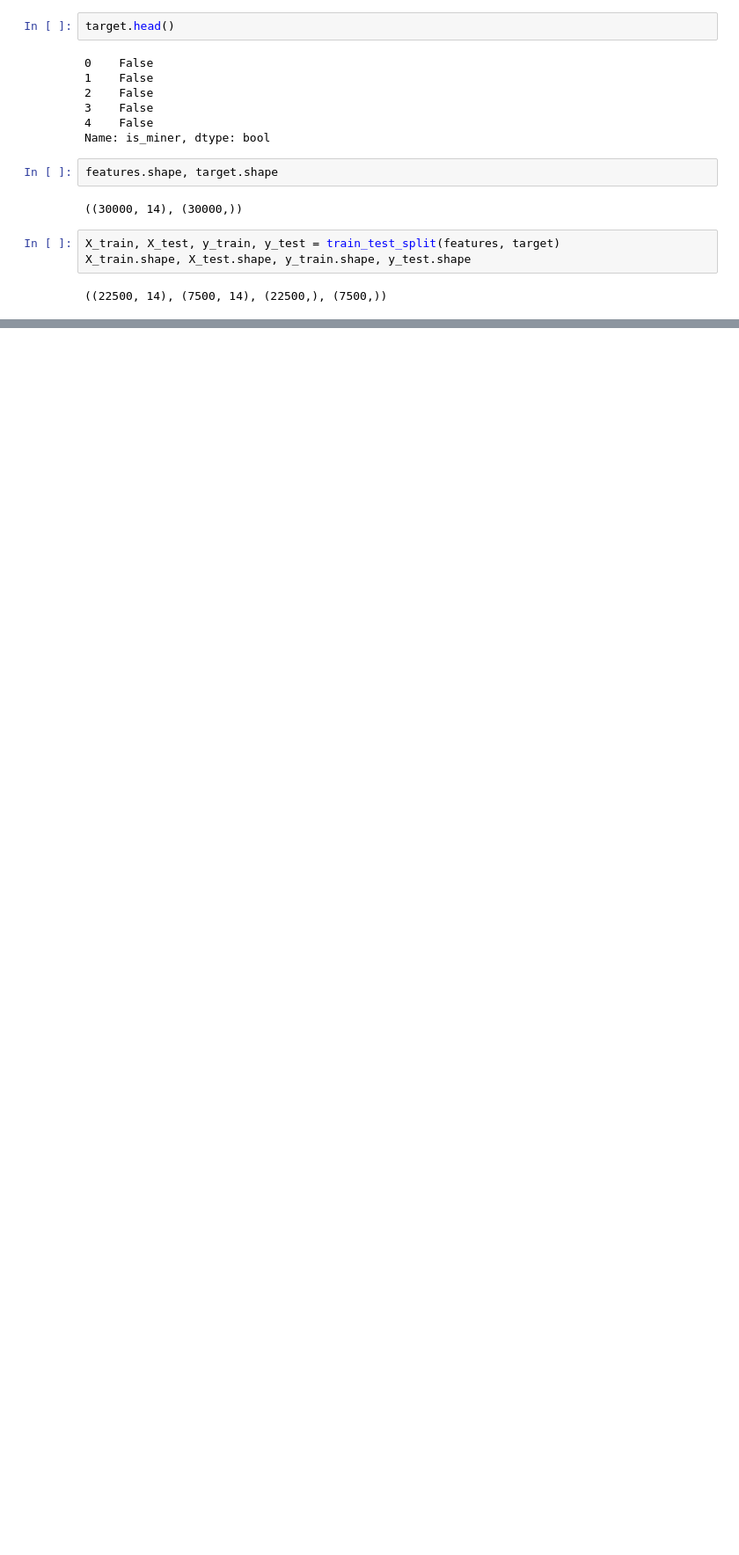
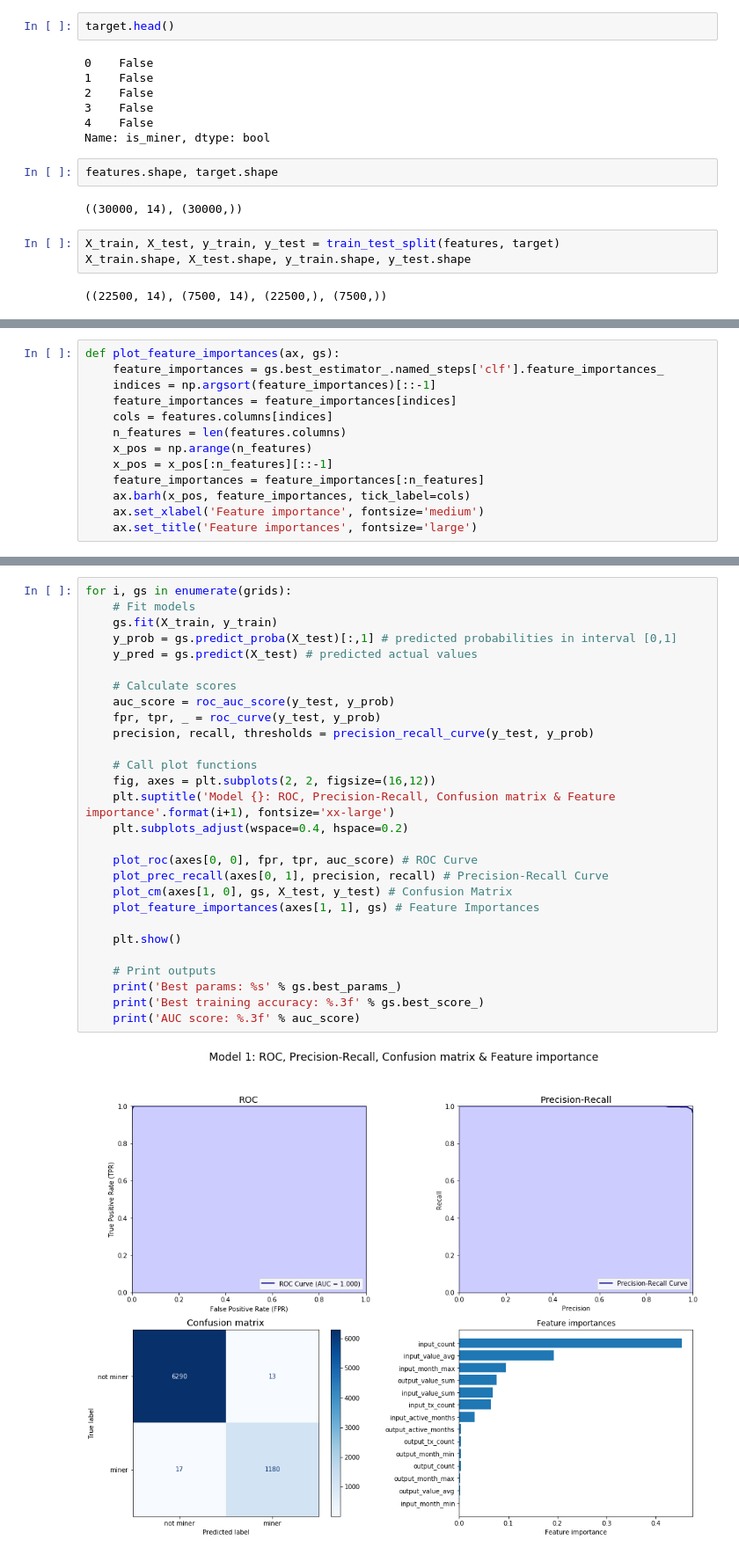
Before and after one commit to sbjorken/bitcoin_miner_prediction, a Jupyter notebook: Bitcoin blockchain miner prediction.ipynb, the cells around one changed output, grey strips where cells are left out. Shown at 88% size. Cells and saved outputs as stored; diff of their text form; blank space fills up the shorter version.

```diff
--- a/Bitcoin blockchain miner prediction.ipynb
+++ b/Bitcoin blockchain miner prediction.ipynb
@@ -459,0 +406,13 @@ AUC score: 1.000
+# %%
+def plot_feature_importances(ax, gs):
+    feature_importances = gs.best_estimator_.named_steps['clf'].feature_importances_
+    indices = np.argsort(feature_importances)[::-1]
+    feature_importances = feature_importances[indices]
+    cols = features.columns[indices]
+    n_features = len(features.columns)
+    x_pos = np.arange(n_features)
+    x_pos = x_pos[:n_features][::-1]
+    feature_importances = feature_importances[:n_features]
+    ax.barh(x_pos, feature_importances, tick_label=cols)
+    ax.set_xlabel('Feature importance', fontsize='medium')
+    ax.set_title('Feature importances', fontsize='large')
@@ -459,0 +421,30 @@ AUC score: 1.000
+# %%
+for i, gs in enumerate(grids):
+    # Fit models
+    gs.fit(X_train, y_train)
+    y_prob = gs.predict_proba(X_test)[:,1] # predicted probabilities in interval [0,1]
+    y_pred = gs.predict(X_test) # predicted actual values
+
+    # Calculate scores
+    auc_score = roc_auc_score(y_test, y_prob)
+    fpr, tpr, _ = roc_curve(y_test, y_prob)
+    precision, recall, thresholds = precision_recall_curve(y_test, y_prob)
+
+    # Call plot functions
+    fig, axes = plt.subplots(2, 2, figsize=(16,12))
+    plt.suptitle('Model {}: ROC, Precision-Recall, Confusion matrix & Feature importance'.format(i+1), fontsize='xx-large')
+    plt.subplots_adjust(wspace=0.4, hspace=0.2)
+
+    plot_roc(axes[0, 0], fpr, tpr, auc_score) # ROC Curve
+    plot_prec_recall(axes[0, 1], precision, recall) # Precision-Recall Curve
+    plot_cm(axes[1, 0], gs, X_test, y_test) # Confusion Matrix
+    plot_feature_importances(axes[1, 1], gs) # Feature Importances
+
+    plt.show()
+
+    # Print outputs
+    print('Best params: %s' % gs.best_params_)
+    print('Best training accuracy: %.3f' % gs.best_score_)
+    print('AUC score: %.3f' % auc_score)
+# %% [output]
+[figure, added]
```
Also changed, not shown: parts of 22 cells of this notebook.
